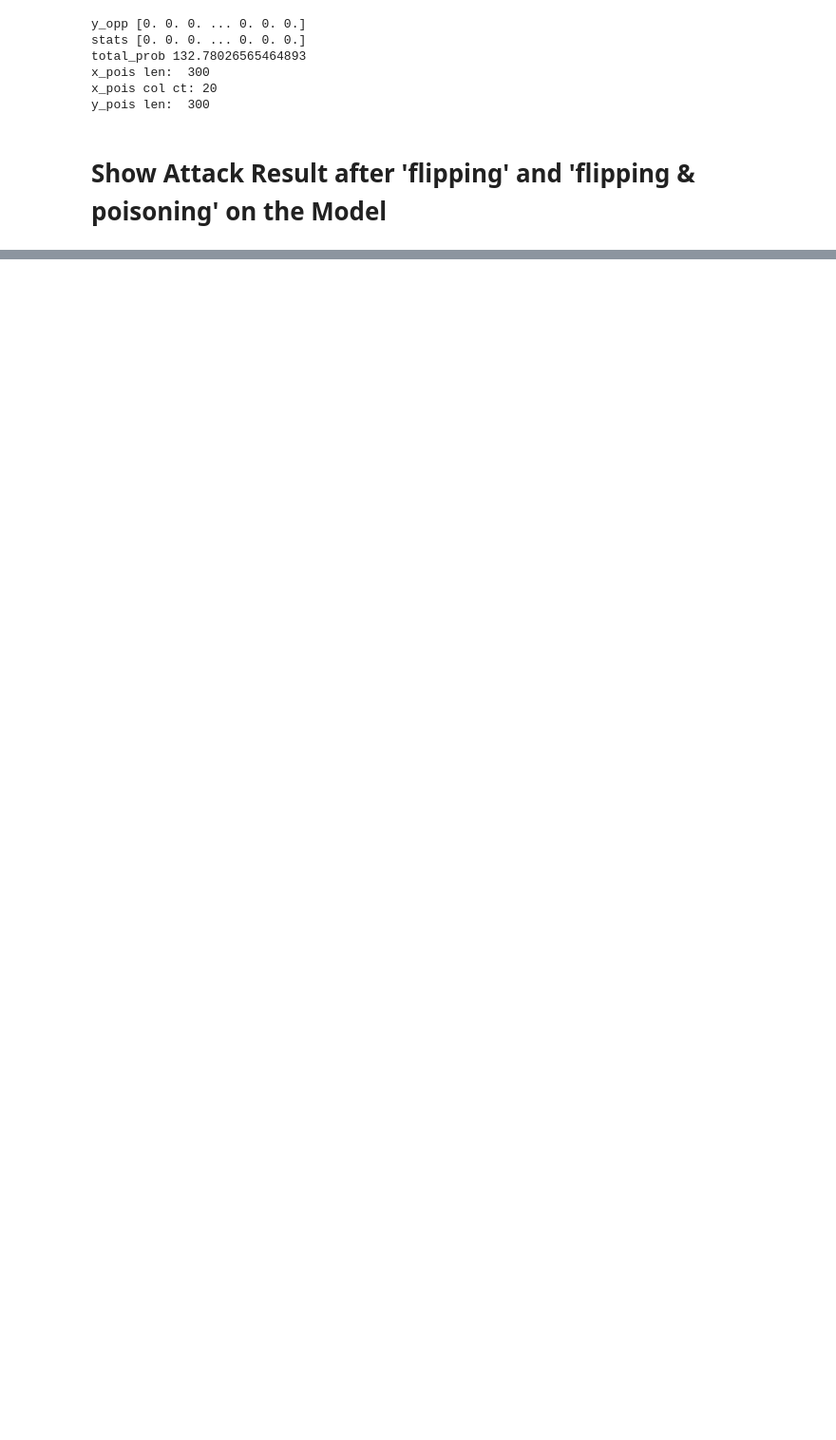
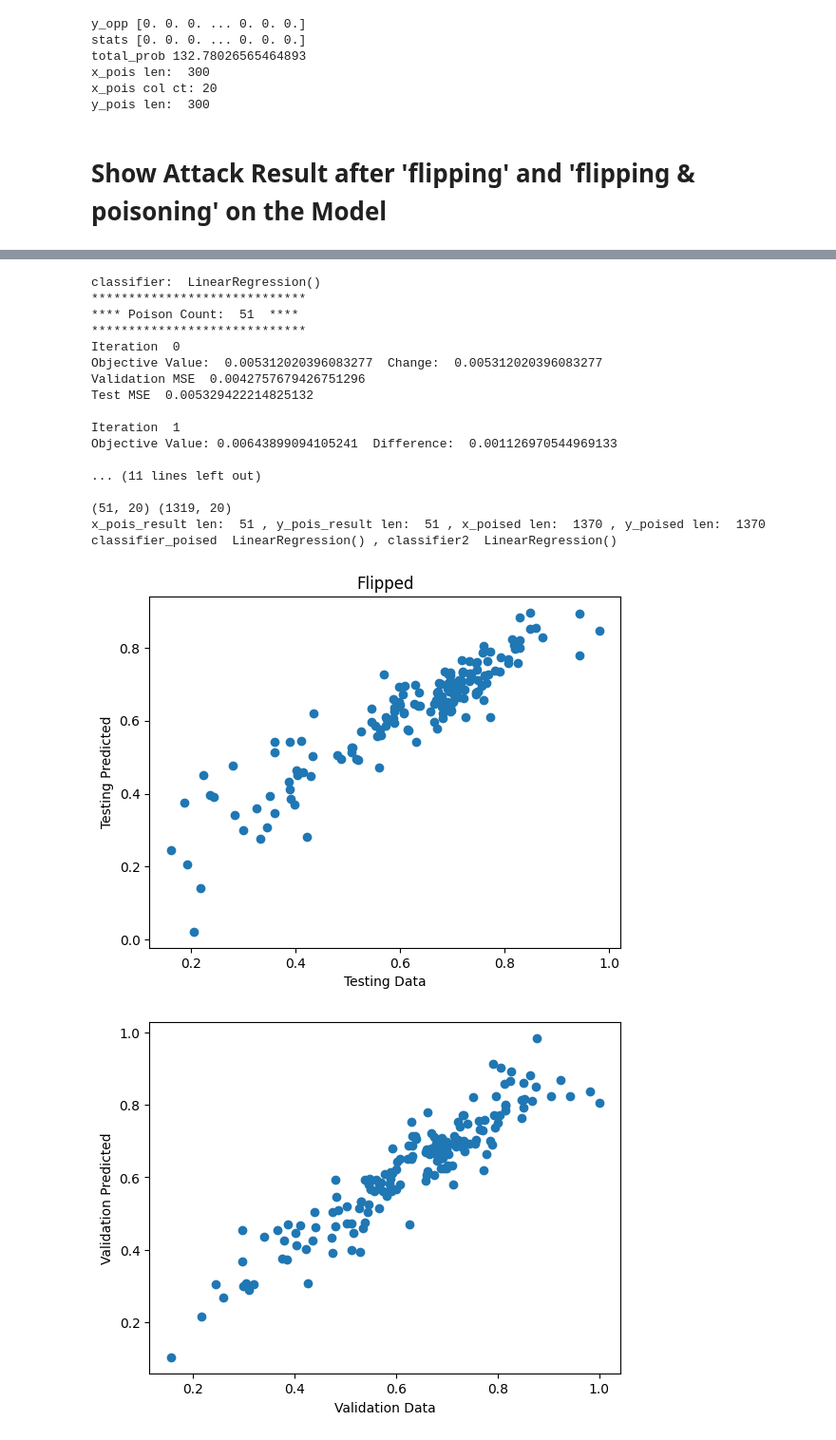
Before and after one commit to wushuoran/COMP0055GroupCW, a Jupyter notebook: ATTACK_linear.ipynb, the cells around one changed output, grey strips where cells are left out. Shown at 95% size. Drawn from its saved outputs; the diff is of its cells as text; code cells hidden in the pictures; blank space fills up the shorter version.

```diff
--- a/ATTACK_linear.ipynb
+++ b/ATTACK_linear.ipynb
@@ -129,0 +164,56 @@ Validation MSE: 0.022792064743004863
+# %%
+x_pois, y_pois = flip_data.flip_data.B_flip(poi_train_x,poi_train_y,poison_ct)
+
+# define parameters for poisoner
+eta = 0.01 # gradient descent step size (note gradients are normalized)
+beta = 0.05 # decay rate for line search
+sigma = 0.9 # line search stop condition
+epsilon = 1e-3 # poisoning stop condition
+poiser = gd_poisoner.linear_poisoner(poi_train_x, poi_train_y, poi_test_x, poi_test_y, poi_val_x, poi_val_y, eta, beta, sigma, epsilon)
+classifier, _ = poiser.learn_model(np.concatenate((poi_train_x, x_pois), axis=0), poi_train_y + y_pois, None)
+print("classifier: ", classifier)
+err = poiser.compute_error(classifier, False,False)[0]
+x_pois = np.matrix(x_pois)
+y_pois = y_pois[:]
+for i in  range(5):
+    # calculate the amt of data that should be poisoned in this iteration
+    current_prop = (i + 1)*total_prop/5
+    sample_amt = int(0.5 + train_ct*(current_prop/(1 - current_prop)))
+    current_x_pois = x_pois[:sample_amt,:]
+    current_y_pois = y_pois[:sample_amt]
+    # poison data
+    x_pois_result, y_pois_result = poiser.poison_data(current_x_pois, current_y_pois, 5, 10)
+    print(x_pois_result.shape,poi_train_x.shape)
+    x_poised = np.concatenate((poi_train_x,x_pois_result),axis = 0)
+    y_poised = poi_train_y + y_pois_result
+    # train the model on poisoned data
+    classifier_poised, _ = poiser.learn_model(x_poised,y_poised,None)
+    classifier = poiser.init_classifier
+    print("x_pois_result len: ",len(x_pois_result),", y_pois_result len: ",len(y_pois_result),", x_poised len: ",len(x_poised),", y_poised len: ",len(y_poised))
+    print("classifier_poised ",classifier_poised,", classifier2 ",classifier)
+    print(" ")
+    err_unpoised = poiser.compute_error(classifier,True,False)
+    err = poiser.compute_error(classifier_poised,True,True)
+
+print("\nAfter Flipping, Unpoisoned \n Validation MSE: ", err_unpoised[0], "\n Test MSE:", err_unpoised[1])
+print("\nAfter Flipping & Poisoning:\n Validation MSE: ", err[0], "\n Test MSE:", err[1])
+# %% [output]
+classifier:  LinearRegression()
+*****************************
+**** Poison Count:  51  ****
+*****************************
+Iteration  0
+Objective Value:  0.005312020396083277  Change:  0.005312020396083277
+Validation MSE  0.0042757679426751296
+Test MSE  0.005329422214825132
+
+Iteration  1
+Objective Value: 0.00643899094105241  Difference:  0.001126970544969133
+
+... (11 lines left out)
+
+(51, 20) (1319, 20)
+x_pois_result len:  51 , y_pois_result len:  51 , x_poised len:  1370 , y_poised len:  1370
+classifier_poised  LinearRegression() , classifier2  LinearRegression()
+[figure, added]
+[figure, added]
```
Also changed, not shown: parts of 5 cells of this notebook, 6 other files.
